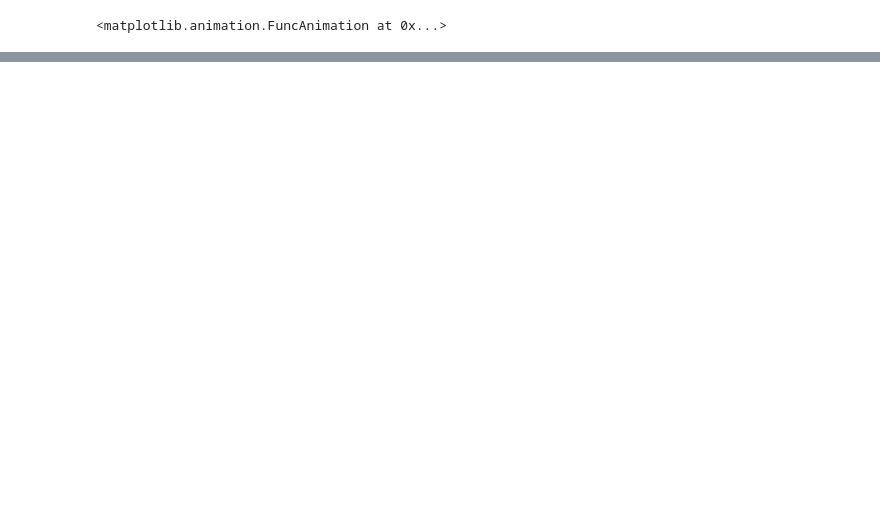
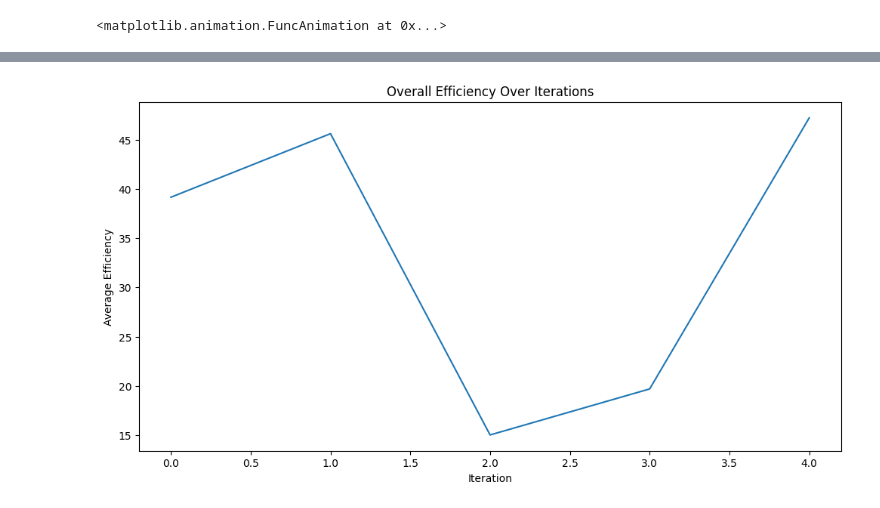
Before and after one commit to DiegoGarciaPadilla/TC2008B-Multiagentes, a Jupyter notebook: jupyter/Actividades/M1_Actividad.ipynb, the cells around one changed output, grey strips where cells are left out. Saved outputs shown, nothing was run; the diff lists cells and outputs as text; code cells hidden in the pictures; blank space fills up the shorter version.

```diff
--- a/jupyter/Actividades/M1_Actividad.ipynb
+++ b/jupyter/Actividades/M1_Actividad.ipynb
@@ -469,0 +552,11 @@ data.groupby(['AgentID']).agg(['min', 'mean', 'max'])[['Steps', 'FoodFound', 'Ef
+# %%
+grouped_2 = data_2.groupby('iteration')['Efficiency'].mean().reset_index()
+
+plt.figure(figsize=(12, 6))
+sns.lineplot(x="iteration", y="Efficiency", data=grouped_2)
+plt.title("Overall Efficiency Over Iterations")
+plt.xlabel("Iteration")
+plt.ylabel("Average Efficiency")
+plt.show()
+# %% [output]
+[figure, added]
```
Also changed, not shown: parts of 44 cells of this notebook.
